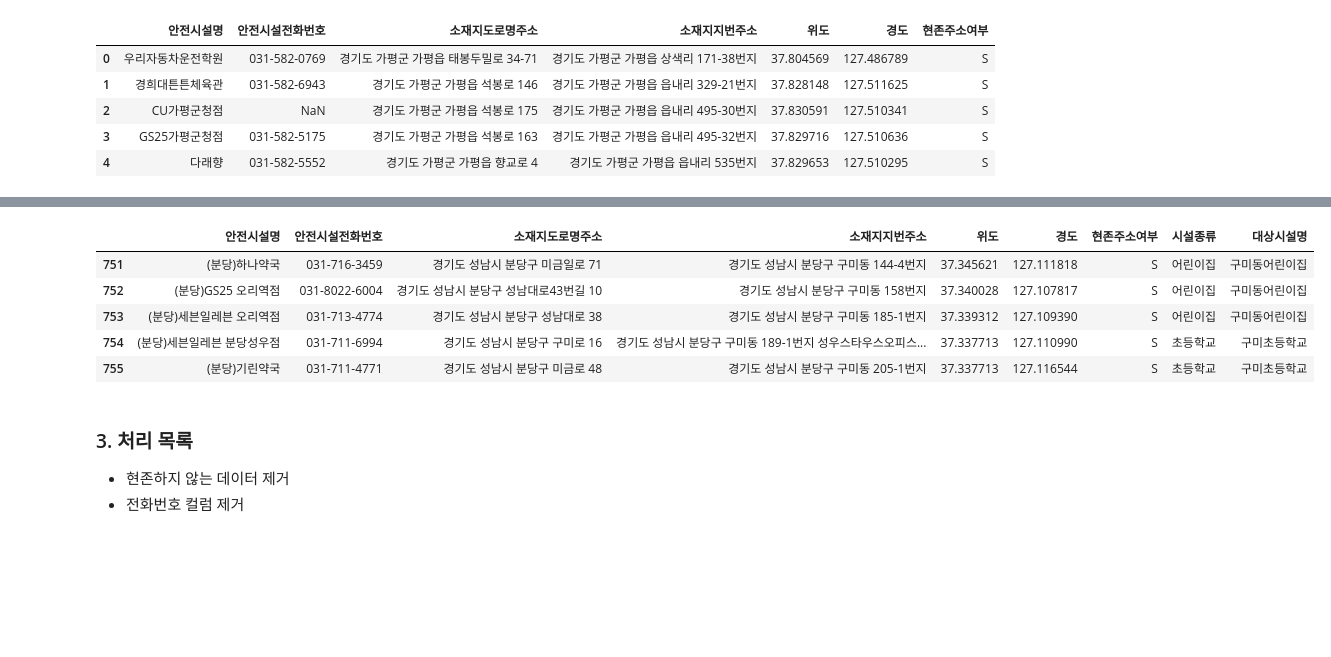
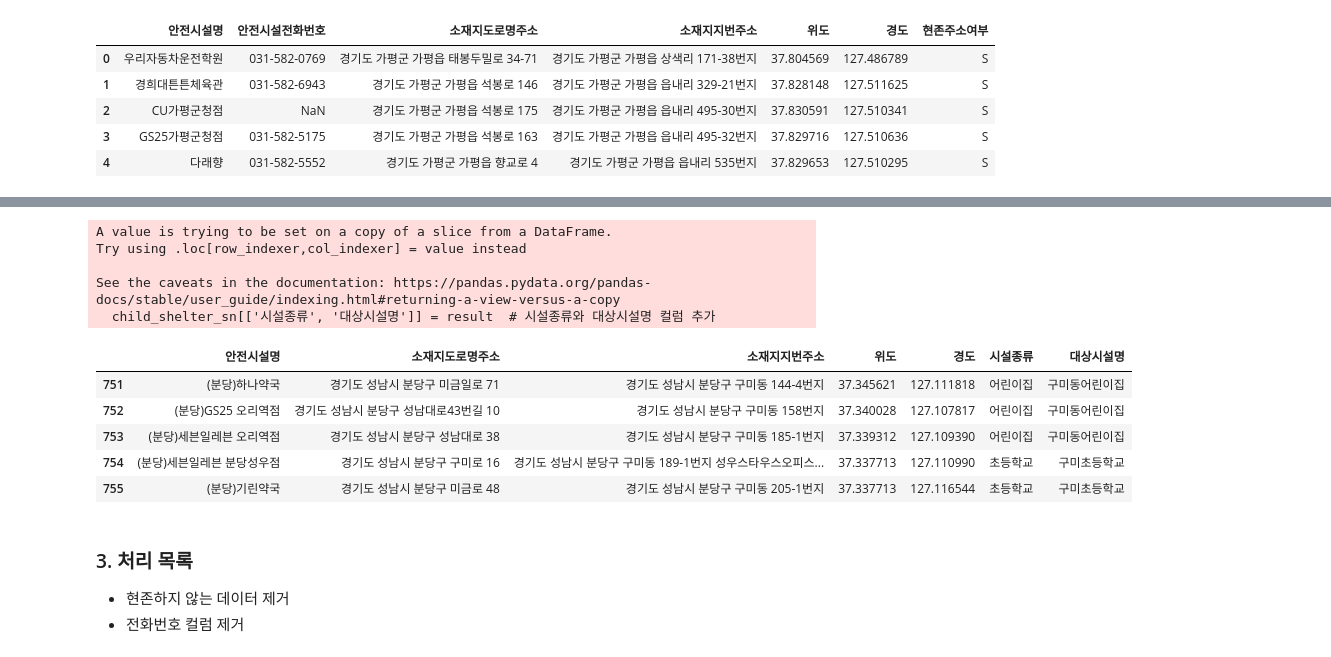
Before and after one commit to jimena1lee/1stProject_MSAI09, a Jupyter notebook: Raw-Data/외부 안전위험요소/eda_data.ipynb, the cells around one changed output, grey strips where cells are left out. Saved outputs shown, nothing was run; the diff lists cells and outputs as text; code cells hidden in the pictures; blank space fills up the shorter version.

```diff
--- a/Raw-Data/외부 안전위험요소/eda_data.ipynb
+++ b/Raw-Data/외부 안전위험요소/eda_data.ipynb
@@ -194,3 +278,5 @@ child_shelter_df.head()
 # %%
 # 성남시 안전지킴이집만 필터링
-child_shelter_df = child_shelter_df[child_shelter_df['소재지도로명주소'].str.contains('성남', na=False)]
+child_shelter_sn = child_shelter_df[child_shelter_df['소재지지번주소'].str.contains('성남', na=False)]
+child_shelter_sn.head()
+child_shelter_sn['현존주소여부'].unique()
@@ -258,3 +313,4 @@ dtype: int64
 # %%
-# 전화번호는 일단 제거
-child_shelter_df.drop(columns=['안전시설전화번호'], inplace=True)
+# 전화번호, 현존주소여부는 일단 제거
+child_shelter_sn.drop(columns=['안전시설전화번호', '현존주소여부'], inplace=True)
+child_shelter_hn.drop(columns=['안전시설전화번호', '현존주소여부'], inplace=True)
@@ -261,14 +326,19 @@ child_shelter_df.drop(columns=['안전시설전화번호'], inplace=True)
 # %%
 # 인접한 구역 매핑
-result = find_nearest(child_shelter_df, safezone_df)
-child_shelter_df[['시설종류', '대상시설명']] = result  # 시설종류와 대상시설명 컬럼 추가
-child_shelter_df.head()
+result = find_nearest(child_shelter_sn, safezone_df)
+child_shelter_sn[['시설종류', '대상시설명']] = result  # 시설종류와 대상시설명 컬럼 추가
+child_shelter_sn.head()
 # %% [output]
+A value is trying to be set on a copy of a slice from a DataFrame.
+Try using .loc[row_indexer,col_indexer] = value instead
+
+See the caveats in the documentation: https://pandas.pydata.org/pandas-docs/stable/user_guide/indexing.html#returning-a-view-versus-a-copy
+  child_shelter_sn[['시설종류', '대상시설명']] = result  # 시설종류와 대상시설명 컬럼 추가
-|  | 안전시설명 | 안전시설전화번호 | 소재지도로명주소 | 소재지지번주소 | 위도 | 경도 | 현존주소여부 | 시설종류 | 대상시설명 |
-| 751 | (분당)하나약국 | 031-716-3459 | 경기도 성남시 분당구 미금일로 71 | 경기도 성남시 분당구 구미동 144-4번지 | 37.345621 | 127.111818 | S | 어린이집 | 구미동어린이집 |
-| 752 | (분당)GS25 오리역점 | 031-8022-6004 | 경기도 성남시 분당구 성남대로43번길 10 | 경기도 성남시 분당구 구미동 158번지 | 37.340028 | 127.107817 | S | 어린이집 | 구미동어린이집 |
-| 753 | (분당)세븐일레븐 오리역점 | 031-713-4774 | 경기도 성남시 분당구 성남대로 38 | 경기도 성남시 분당구 구미동 185-1번지 | 37.339312 | 127.109390 | S | 어린이집 | 구미동어린이집 |
-| 754 | (분당)세븐일레븐 분당성우점 | 031-711-6994 | 경기도 성남시 분당구 구미로 16 | 경기도 성남시 분당구 구미동 189-1번지 성우스타우스오피스... | 37.337713 | 127.110990 | S | 초등학교 | 구미초등학교 |
-| 755 | (분당)기린약국 | 031-711-4771 | 경기도 성남시 분당구 미금로 48 | 경기도 성남시 분당구 구미동 205-1번지 | 37.337713 | 127.116544 | S | 초등학교 | 구미초등학교 |
+|  | 안전시설명 | 소재지도로명주소 | 소재지지번주소 | 위도 | 경도 | 시설종류 | 대상시설명 |
+| 751 | (분당)하나약국 | 경기도 성남시 분당구 미금일로 71 | 경기도 성남시 분당구 구미동 144-4번지 | 37.345621 | 127.111818 | 어린이집 | 구미동어린이집 |
+| 752 | (분당)GS25 오리역점 | 경기도 성남시 분당구 성남대로43번길 10 | 경기도 성남시 분당구 구미동 158번지 | 37.340028 | 127.107817 | 어린이집 | 구미동어린이집 |
+| 753 | (분당)세븐일레븐 오리역점 | 경기도 성남시 분당구 성남대로 38 | 경기도 성남시 분당구 구미동 185-1번지 | 37.339312 | 127.109390 | 어린이집 | 구미동어린이집 |
+| 754 | (분당)세븐일레븐 분당성우점 | 경기도 성남시 분당구 구미로 16 | 경기도 성남시 분당구 구미동 189-1번지 성우스타우스오피스... | 37.337713 | 127.110990 | 초등학교 | 구미초등학교 |
+| 755 | (분당)기린약국 | 경기도 성남시 분당구 미금로 48 | 경기도 성남시 분당구 구미동 205-1번지 | 37.337713 | 127.116544 | 초등학교 | 구미초등학교 |
 # %%
 # 저장
```
Also changed, not shown: parts of 16 cells of this notebook, 3 other files.
